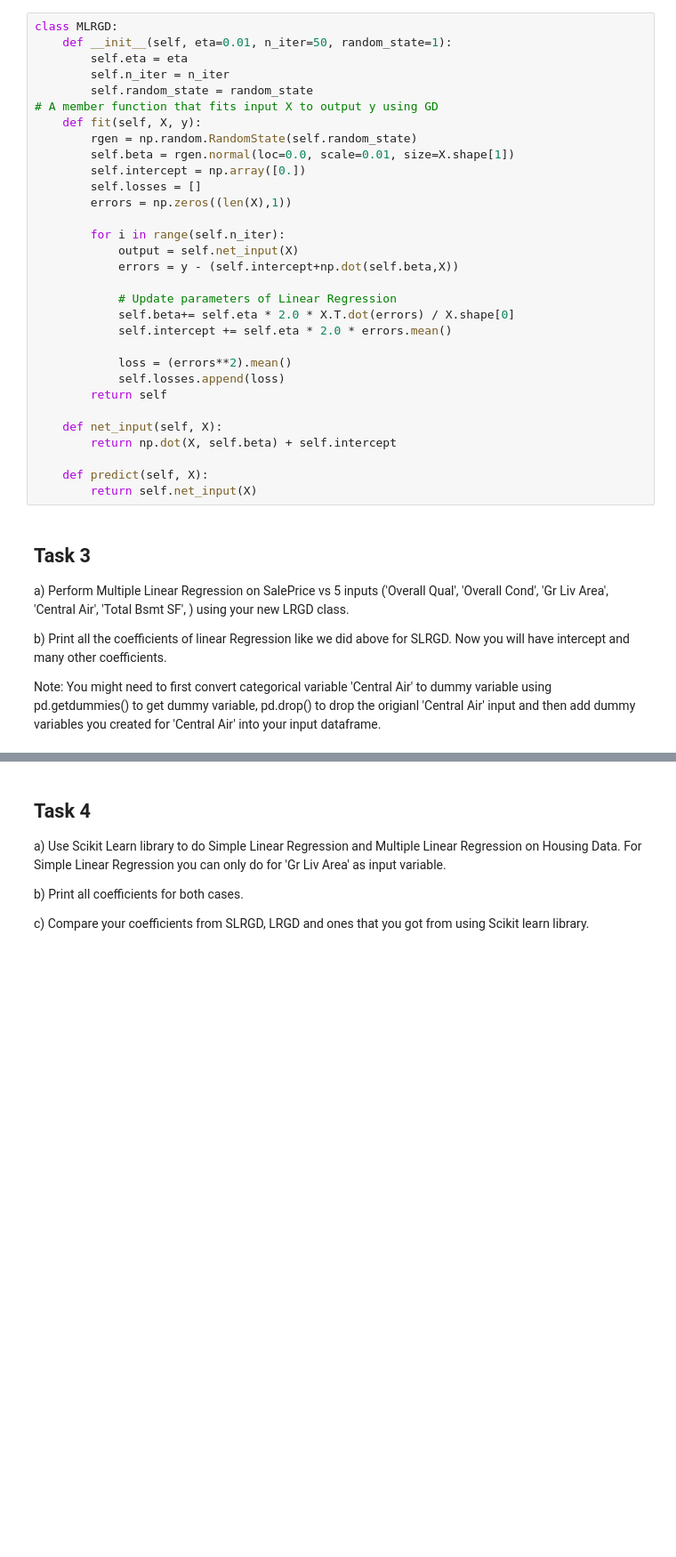
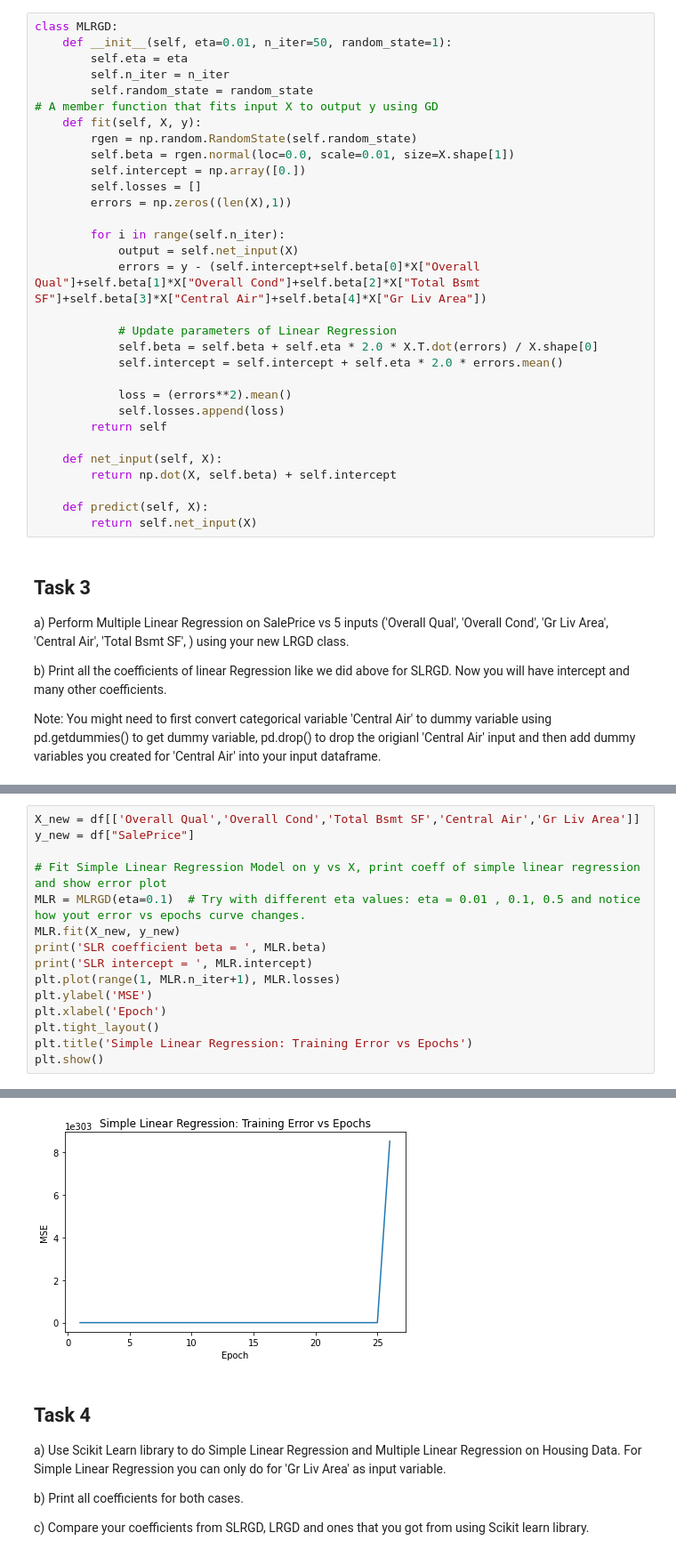
Before and after one commit to 2shakilrafi/MachineLearningCourse, a Jupyter notebook: MiniProjects/MiniProject2.ipynb, the cells around one changed output, grey strips where cells are left out. Shown at 89% size. Saved outputs shown, nothing was run; the diff lists cells and outputs as text; blank space fills up the shorter version.

```diff
--- a/MiniProjects/MiniProject2.ipynb
+++ b/MiniProjects/MiniProject2.ipynb
@@ -254,11 +269,11 @@ class MLRGD:
 
         for i in range(self.n_iter):
             output = self.net_input(X)
-            errors = y - (self.intercept+np.dot(self.beta,X))
+            errors = y - (self.intercept+self.beta[0]*X["Overall Qual"]+self.beta[1]*X["Overall Cond"]+self.beta[2]*X["Total Bsmt SF"]+self.beta[3]*X["Central Air"]+self.beta[4]*X["Gr Liv Area"])
 
             # Update parameters of Linear Regression
-            self.beta+= self.eta * 2.0 * X.T.dot(errors) / X.shape[0]
-            self.intercept += self.eta * 2.0 * errors.mean()
+            self.beta = self.beta + self.eta * 2.0 * X.T.dot(errors) / X.shape[0]
+            self.intercept = self.intercept + self.eta * 2.0 * errors.mean()
 
             loss = (errors**2).mean()
             self.losses.append(loss)
@@ -280,0 +311,16 @@ Note: You might need to first convert categorical variable 'Central Air'  to dum
+# %%
+X_new = df[['Overall Qual','Overall Cond','Total Bsmt SF','Central Air','Gr Liv Area']]
+y_new = df["SalePrice"]
+
+# Fit Simple Linear Regression Model on y vs X, print coeff of simple linear regression and show error plot
+MLR = MLRGD(eta=0.1)  # Try with different eta values: eta = 0.01 , 0.1, 0.5 and notice how yout error vs epochs curve changes.
+MLR.fit(X_new, y_new)
+print('SLR coefficient beta = ', MLR.beta)
+print('SLR intercept = ', MLR.intercept)
+plt.plot(range(1, MLR.n_iter+1), MLR.losses)
+plt.ylabel('MSE')
+plt.xlabel('Epoch')
+plt.tight_layout()
+plt.title('Simple Linear Regression: Training Error vs Epochs')
+plt.show()
+# %% [output]
@@ -281,3 +334,4 @@ Note: You might need to first convert categorical variable 'Central Air'  to dum
+[figure, added]
 # %% [markdown]
 ## Task 4
 
```
Also changed, not shown: parts of 19 cells of this notebook.
